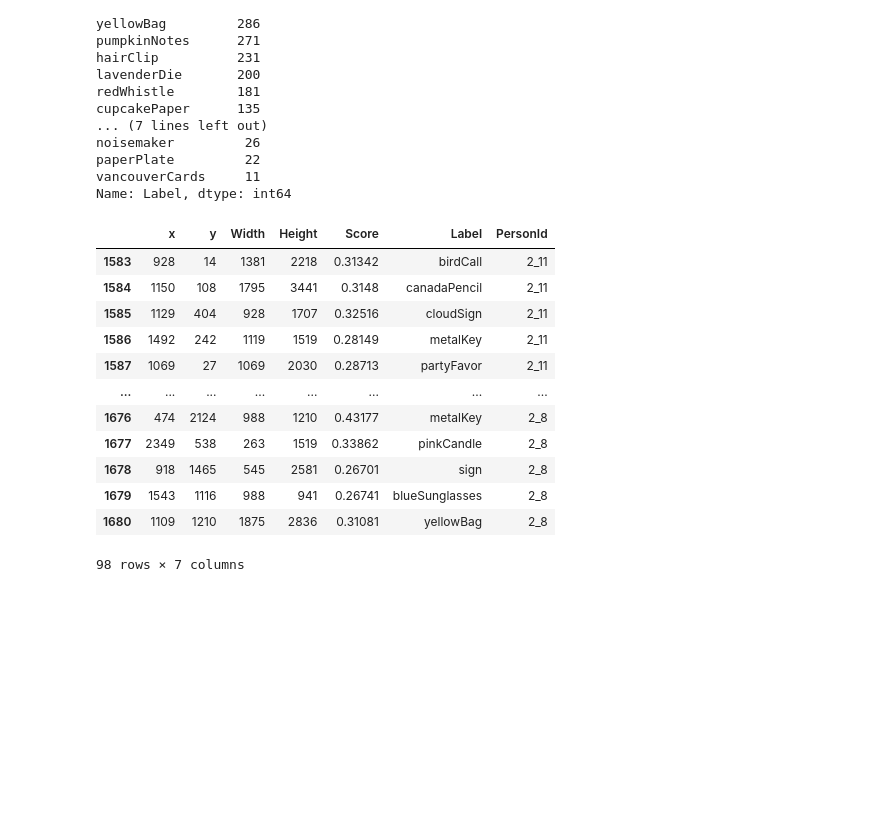
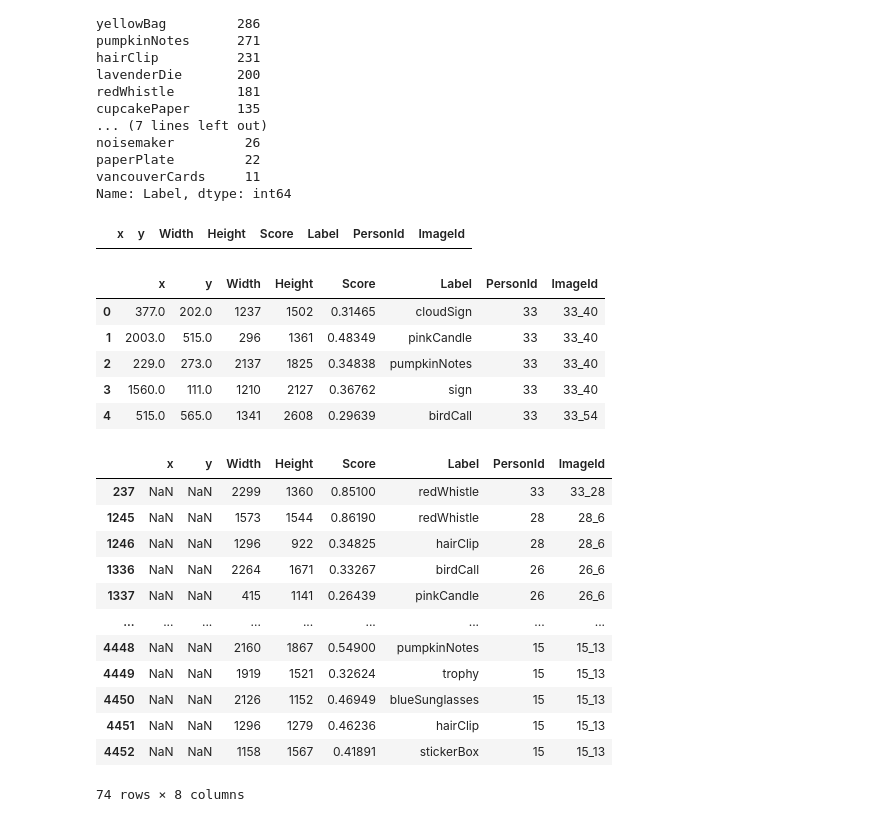
Before and after one commit to gj0706/VAST2020_MC2, a Jupyter notebook: data_process.ipynb, the cells around one changed output. Drawn from its saved outputs; the diff is of its cells as text; code cells hidden in the pictures; blank space fills up the shorter version.

Commit message:
Added scripts to crop images

```diff
--- a/data_process.ipynb
+++ b/data_process.ipynb
@@ -12,6 +12,8 @@ directory = 'MC2-Image-Data/'
 file_list = []
 caption_list = []
 text_list = []
+img_list = []
+img_paths = []
 for root, dirs, files in os.walk(directory):
     for file in files:
         if file.endswith('.csv'):
@@ -20,4 +22,10 @@ for root, dirs, files in os.walk(directory):
             caption_list.append(os.path.abspath(root)+ '/' + file)
         if 'text' in file:
             text_list.append(os.path.abspath(root) + '/' + file)
+        if file.endswith('.jpg'):
+            img_paths.append(os.path.abspath(root) + '/' + file)
+            img_list.append(file)
 # caption_list
+img = pd.DataFrame(img_list)
+img.columns =['Image']
+img.head()
@@ -26,7 +54,8 @@ for root, dirs, files in os.walk(directory):
 # %%
 def read_csv(path):
     df = pd.read_csv(path, encoding= 'unicode_escape',dtype=str)
-    df['PersonId'] = os.path.split(path)[1][6:-4]
+    df['PersonId'] = os.path.split(path)[1].split('_')[0][6:]
+    df['ImageId'] = os.path.split(path)[1].split('.')[0][6:]
     return df
 
 def read_txt(path, colName):
@@ -35,16 +64,6 @@ def read_txt(path, colName):
     if 'text' in name:
         df['TextId'] = name[6:-4]
     else:
-        df['PersonId'] = os.path.split(path)[1][6:-11]
+#         df['PersonId'] = os.path.split(path)[1].split('_')[0][6:]
+        df['ImageId'] = os.path.split(path)[1].split('.')[0][6:-7]
     return df
-
-
-cap_list = []
-txt_list = []
-for file in caption_list:
-    cap_df = read_txt(file, 'Caption')
-    cap_list.append(cap_df)
-for file in text_list:
-    txt_list.append(read_txt(file, 'Text'))
-cap = pd.concat(cap_list).reset_index(drop=True)
-txt = pd.concat(txt_list).reset_index(drop=True)
@@ -96,7 +129,9 @@ concat_df.head(10)
 # %%
-columns = ['x','y','Width','Height']
+columns = ['x','y','Width','Height','Score']
 for col in columns:
     try:
-        concat_df[col].astype('str').astype('int')
+        concat_df[col] = pd.to_numeric(concat_df[col], errors='coerce')
+#         concat_df[col].astype('str').astype('int')
+
     except:
         pass
@@ -202,20 +245,8 @@ paperPlate         22
 vancouverCards     11
 Name: Label, dtype: int64
 # %%
-person2 = concat_df[concat_df['PersonId'].str.startswith('2_')]
-person2
+person40 = concat_df[concat_df['PersonId'].str.startswith('40_')]
+person40
 # %% [output]
-|  | x | y | Width | Height | Score | Label | PersonId |
-| 1583 | 928 | 14 | 1381 | 2218 | 0.31342 | birdCall | 2_11 |
-| 1584 | 1150 | 108 | 1795 | 3441 | 0.3148 | canadaPencil | 2_11 |
-| 1585 | 1129 | 404 | 928 | 1707 | 0.32516 | cloudSign | 2_11 |
-| 1586 | 1492 | 242 | 1119 | 1519 | 0.28149 | metalKey | 2_11 |
-| 1587 | 1069 | 27 | 1069 | 2030 | 0.28713 | partyFavor | 2_11 |
-| ... | ... | ... | ... | ... | ... | ... | ... |
-| 1676 | 474 | 2124 | 988 | 1210 | 0.43177 | metalKey | 2_8 |
-| 1677 | 2349 | 538 | 263 | 1519 | 0.33862 | pinkCandle | 2_8 |
-| 1678 | 918 | 1465 | 545 | 2581 | 0.26701 | sign | 2_8 |
-| 1679 | 1543 | 1116 | 988 | 941 | 0.26741 | blueSunglasses | 2_8 |
-| 1680 | 1109 | 1210 | 1875 | 2836 | 0.31081 | yellowBag | 2_8 |
+|  | x | y | Width | Height | Score | Label | PersonId | ImageId |
-98 rows × 7 columns
 # %%
@@ -224,0 +260,25 @@ im.shape
+# %%
+concat_df.head()
+# %% [output]
+|  | x | y | Width | Height | Score | Label | PersonId | ImageId |
+| 0 | 377.0 | 202.0 | 1237 | 1502 | 0.31465 | cloudSign | 33 | 33_40 |
+| 1 | 2003.0 | 515.0 | 296 | 1361 | 0.48349 | pinkCandle | 33 | 33_40 |
+| 2 | 229.0 | 273.0 | 2137 | 1825 | 0.34838 | pumpkinNotes | 33 | 33_40 |
+| 3 | 1560.0 | 111.0 | 1210 | 2127 | 0.36762 | sign | 33 | 33_40 |
+| 4 | 515.0 | 565.0 | 1341 | 2608 | 0.29639 | birdCall | 33 | 33_54 |
+# %%
+concat_df[concat_df["x"].isnull()]
+# %% [output]
+|  | x | y | Width | Height | Score | Label | PersonId | ImageId |
+| 237 | NaN | NaN | 2299 | 1360 | 0.85100 | redWhistle | 33 | 33_28 |
+| 1245 | NaN | NaN | 1573 | 1544 | 0.86190 | redWhistle | 28 | 28_6 |
+| 1246 | NaN | NaN | 1296 | 922 | 0.34825 | hairClip | 28 | 28_6 |
+| 1336 | NaN | NaN | 2264 | 1671 | 0.33267 | birdCall | 26 | 26_6 |
+| 1337 | NaN | NaN | 415 | 1141 | 0.26439 | pinkCandle | 26 | 26_6 |
+| ... | ... | ... | ... | ... | ... | ... | ... | ... |
+| 4448 | NaN | NaN | 2160 | 1867 | 0.54900 | pumpkinNotes | 15 | 15_13 |
+| 4449 | NaN | NaN | 1919 | 1521 | 0.32624 | trophy | 15 | 15_13 |
+| 4450 | NaN | NaN | 2126 | 1152 | 0.46949 | blueSunglasses | 15 | 15_13 |
+| 4451 | NaN | NaN | 1296 | 1279 | 0.46236 | hairClip | 15 | 15_13 |
+| 4452 | NaN | NaN | 1158 | 1567 | 0.41891 | stickerBox | 15 | 15_13 |
+74 rows × 8 columns
```
Also changed, not shown: parts of 39 cells of this notebook.
